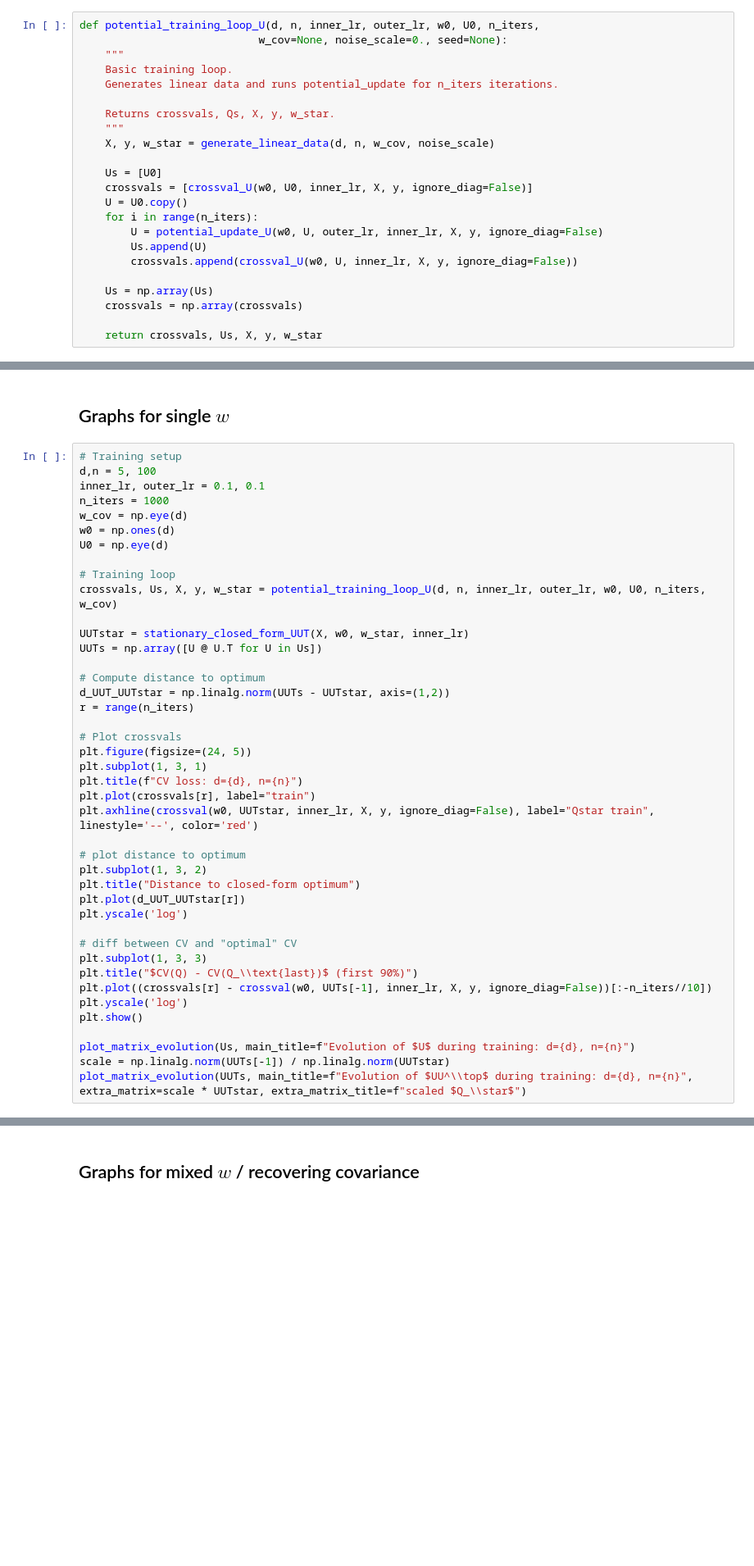
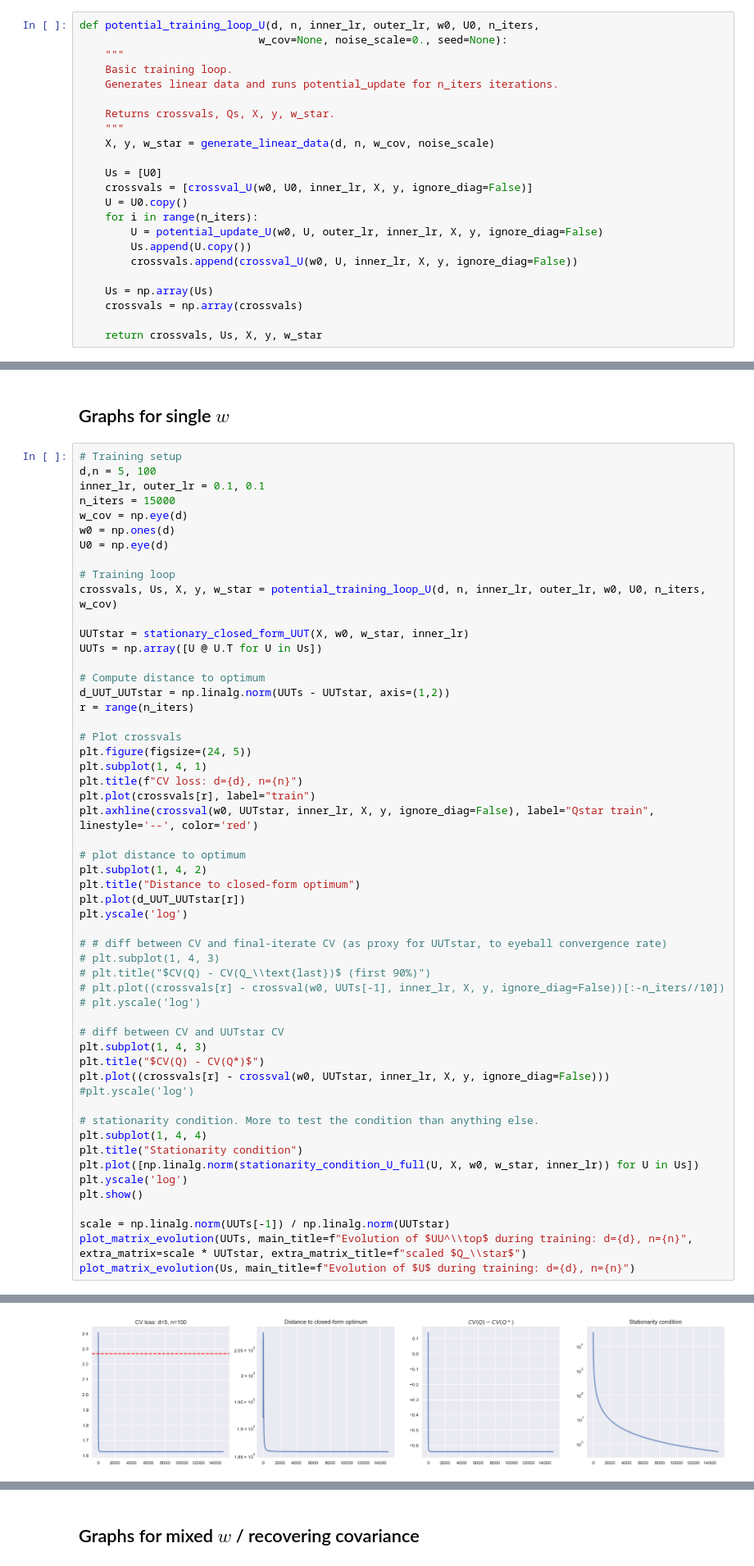
Before and after one commit to alexsemendinger/mirror-descent, a Jupyter notebook: md_single_step.ipynb, the cells around one changed output, grey strips where cells are left out. Shown at 82% size. Drawn from its saved outputs; the diff is of its cells as text; blank space fills up the shorter version.

Commit message:
correct UUT optimal value implemented

```diff
--- a/md_single_step.ipynb
+++ b/md_single_step.ipynb
@@ -749,7 +749,7 @@ def potential_training_loop_U(d, n, inner_lr, outer_lr, w0, U0, n_iters,
     U = U0.copy()
     for i in range(n_iters):
         U = potential_update_U(w0, U, outer_lr, inner_lr, X, y, ignore_diag=False)
-        Us.append(U)
+        Us.append(U.copy())
         crossvals.append(crossval_U(w0, U, inner_lr, X, y, ignore_diag=False))
 
     Us = np.array(Us)
@@ -936,7 +1017,7 @@ Max relative difference: 1.08760869
 # Training setup
 d,n = 5, 100
 inner_lr, outer_lr = 0.1, 0.1
-n_iters = 1000
+n_iters = 15000
 w_cov = np.eye(d)
 w0 = np.ones(d)
 U0 = np.eye(d)
@@ -953,25 +1034,37 @@ r = range(n_iters)
 
 # Plot crossvals
 plt.figure(figsize=(24, 5))
-plt.subplot(1, 3, 1)
+plt.subplot(1, 4, 1)
 plt.title(f"CV loss: d={d}, n={n}")
 plt.plot(crossvals[r], label="train")
 plt.axhline(crossval(w0, UUTstar, inner_lr, X, y, ignore_diag=False), label="Qstar train", linestyle='--', color='red')
 
 # plot distance to optimum
-plt.subplot(1, 3, 2)
+plt.subplot(1, 4, 2)
 plt.title("Distance to closed-form optimum")
 plt.plot(d_UUT_UUTstar[r])
 plt.yscale('log')
 
-# diff between CV and "optimal" CV
-plt.subplot(1, 3, 3)
-plt.title("$CV(Q) - CV(Q_\\text{last})$ (first 90%)")
-plt.plot((crossvals[r] - crossval(w0, UUTs[-1], inner_lr, X, y, ignore_diag=False))[:-n_iters//10])
+# # diff between CV and final-iterate CV (as proxy for UUTstar, to eyeball convergence rate)
+# plt.subplot(1, 4, 3)
+# plt.title("$CV(Q) - CV(Q_\\text{last})$ (first 90%)")
+# plt.plot((crossvals[r] - crossval(w0, UUTs[-1], inner_lr, X, y, ignore_diag=False))[:-n_iters//10])
+# plt.yscale('log')
+
+# diff between CV and UUTstar CV
+plt.subplot(1, 4, 3)
+plt.title("$CV(Q) - CV(Q*)$")
+plt.plot((crossvals[r] - crossval(w0, UUTstar, inner_lr, X, y, ignore_diag=False)))
+#plt.yscale('log')
+
+# stationarity condition. More to test the condition than anything else.
+plt.subplot(1, 4, 4)
+plt.title("Stationarity condition")
+plt.plot([np.linalg.norm(stationarity_condition_U_full(U, X, w0, w_star, inner_lr)) for U in Us])
 plt.yscale('log')
 plt.show()
 
-plot_matrix_evolution(Us, main_title=f"Evolution of $U$ during training: d={d}, n={n}")
 scale = np.linalg.norm(UUTs[-1]) / np.linalg.norm(UUTstar)
 plot_matrix_evolution(UUTs, main_title=f"Evolution of $UU^\\top$ during training: d={d}, n={n}", extra_matrix=scale * UUTstar, extra_matrix_title=f"scaled $Q_\\star$")
+plot_matrix_evolution(Us, main_title=f"Evolution of $U$ during training: d={d}, n={n}")
 # %% [output]
@@ -978,0 +1071 @@ NameError: name 'stationary_closed_form_UUT' is not defined
+[figure, added]
```
Also changed, not shown: parts of 5 cells of this notebook.
